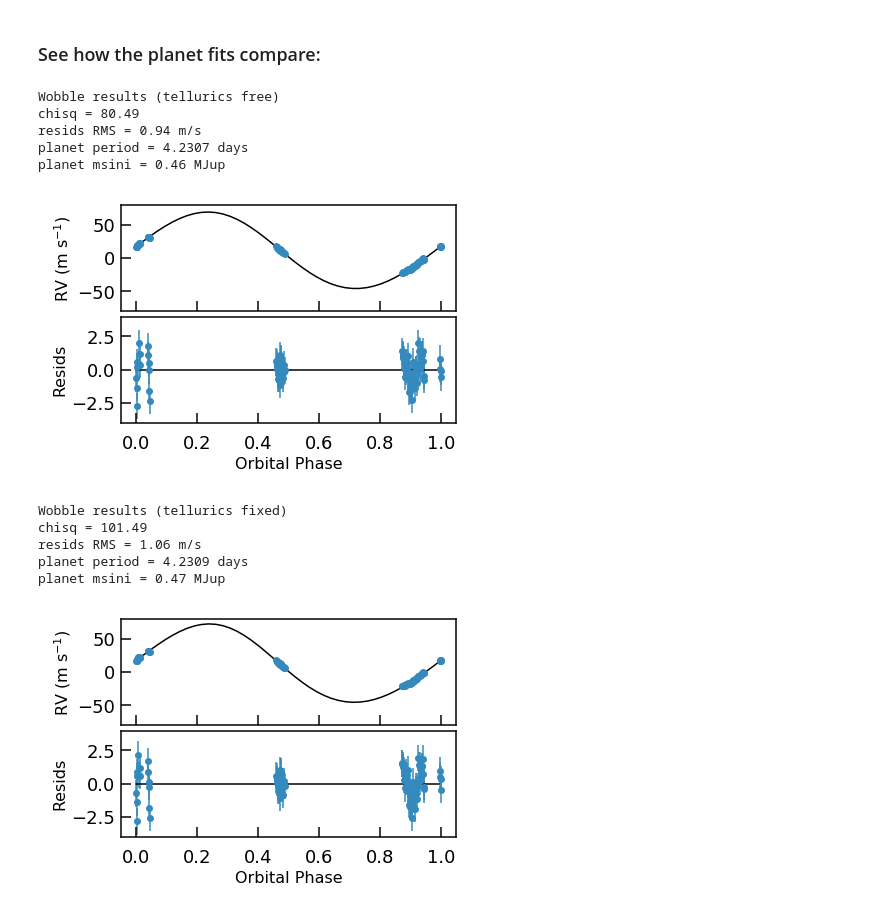
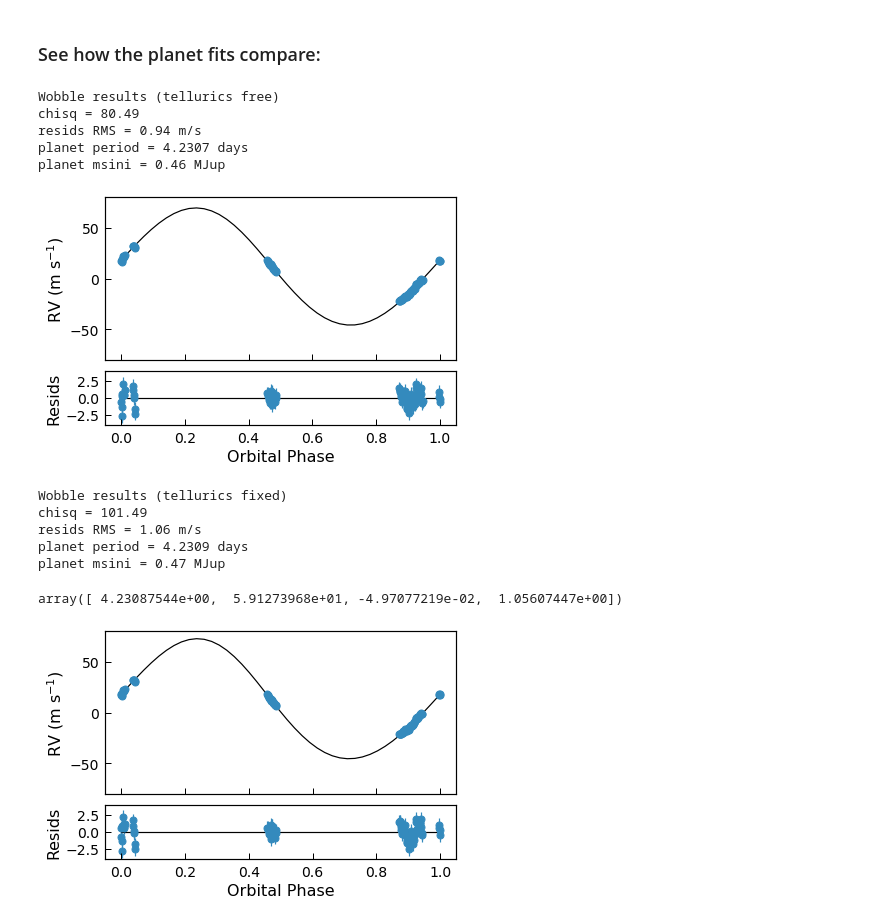
Before and after one commit to megbedell/wobble, a Jupyter notebook: notebooks/51Peg.ipynb, the cells around one changed output. Drawn from its saved outputs; the diff is of its cells as text; code cells hidden in the pictures.

```diff
--- a/notebooks/51Peg.ipynb
+++ b/notebooks/51Peg.ipynb
@@ -112,9 +112,7 @@ Text(0.5,0,'MJD')
 ### See how the planet fits compare:
 # %%
 def fit_planet(dates, rvs, sigs):
-    fig = plt.figure()
-    ax1 = fig.add_subplot(211)
-    ax2 = fig.add_subplot(212)
+    fig, (ax1, ax2) = plt.subplots(2, 1, gridspec_kw = {'height_ratios':[3, 1]})
     par0 = np.asarray([4.2308, 55.65, 0.001, 90 * np.pi/180., 0., 0.])  # [period, K, ecc, omega, tp, offset]
     soln = leastsq(resid, par0, args=(keplerian, dates, rvs, sigs))
 
@@ -141,19 +139,22 @@ def fit_planet(dates, rvs, sigs):
     fig.subplots_adjust(hspace=.05)
     ax2.set_ylabel('Resids', fontsize=16)
     ax2.set_xlabel('Orbital Phase', fontsize=16)
-    plt.savefig('51peg_drs.png')
+    fig.tight_layout()
+    return np.append(par[0:3], np.std(resids))
+    #plt.savefig('51peg_drs.png')
 # %%
 sigs = np.ones_like(dates)
 dates -= dates[0]
 print("Wobble results (tellurics free)")
-fit_planet(dates, wobble_rvs, sigs)
+par_wobble = fit_planet(dates, wobble_rvs, sigs)
+plt.savefig('51peg_wobble.png')
 # %% [output]
 Wobble results (tellurics free)
 chisq = 80.49
 resids RMS = 0.94 m/s
 planet period = 4.2307 days
 planet msini = 0.46 MJup
-[figure, old version]
+[figure, new version]
 # %%
 print("Wobble results (tellurics fixed)")
 fit_planet(dates, tfixed_rvs, sigs)
@@ -163,6 +164,7 @@ chisq = 101.49
 resids RMS = 1.06 m/s
 planet period = 4.2309 days
 planet msini = 0.47 MJup
+array([ 4.23087544e+00,  5.91273968e+01, -4.97077219e-02,  1.05607447e+00])
-[figure, old version]
+[figure, new version]
 # %%
 print("HARPS pipeline results")
```
Also changed, not shown: parts of 10 cells of this notebook, 3 other files.
